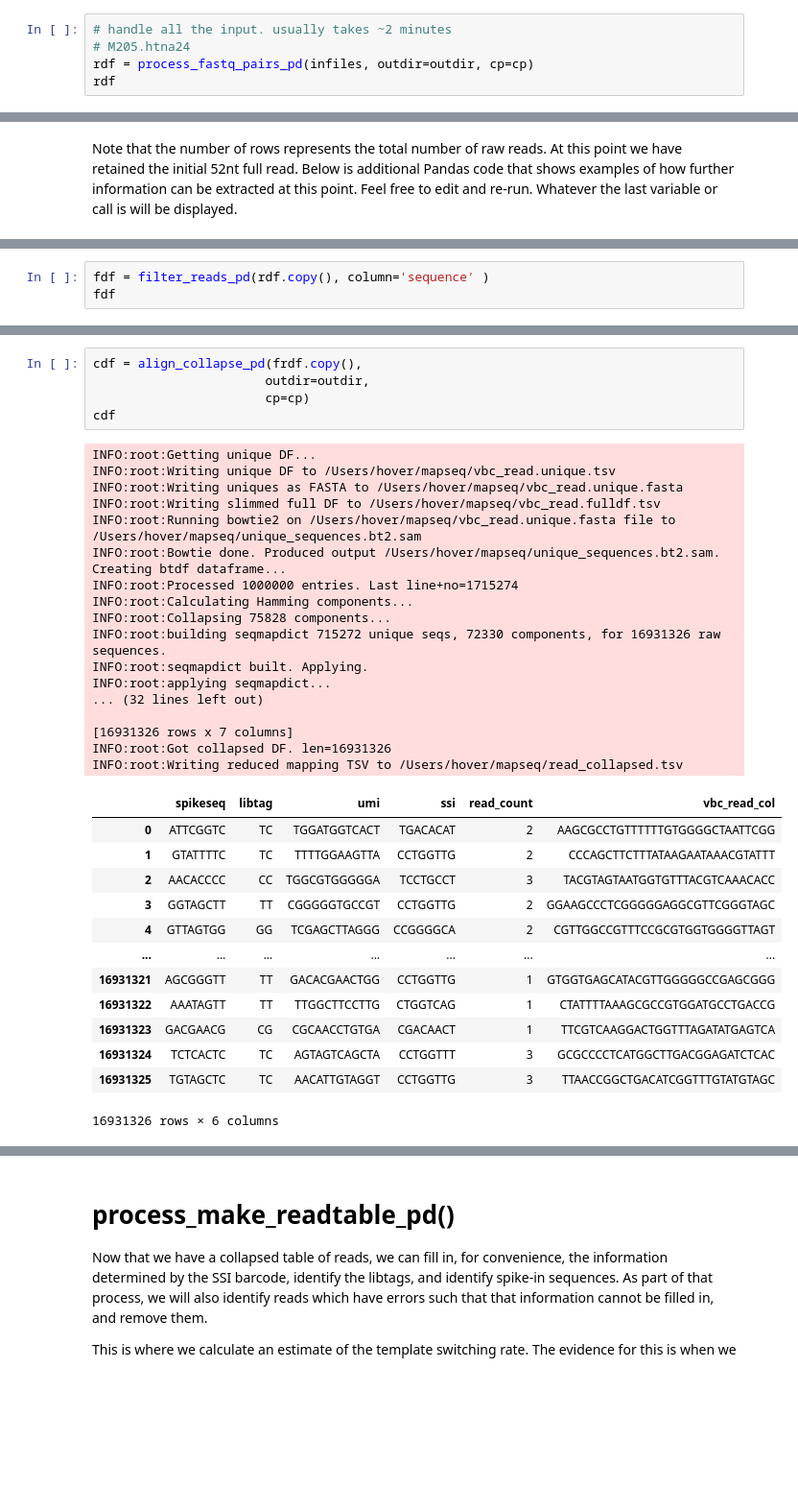
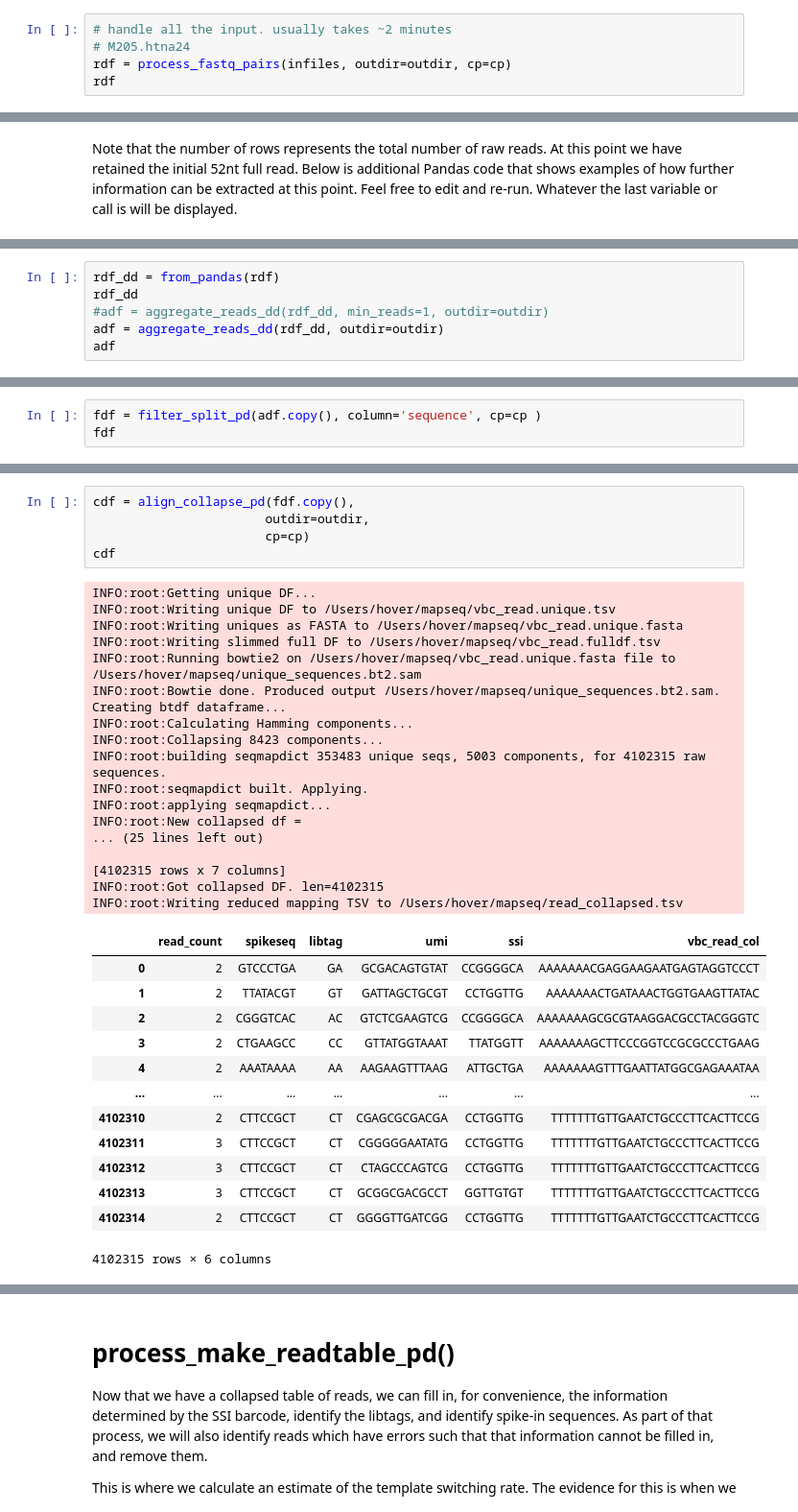
Before and after one commit to ZadorLaboratory/mapseq-processing, a Jupyter notebook: notebooks/MAPseqProcessing.ipynb, the cells around one changed output, grey strips where cells are left out. Shown at 96% size. Cells and saved outputs as stored; diff of their text form; blank space fills up the shorter version.

```diff
--- a/notebooks/MAPseqProcessing.ipynb
+++ b/notebooks/MAPseqProcessing.ipynb
@@ -143,6 +147,6 @@ Run the cell. It will call the function and display the resulting table. For our
 # %%
 # handle all the input. usually takes ~2 minutes
 # M205.htna24
-rdf = process_fastq_pairs_pd(infiles, outdir=outdir, cp=cp)
+rdf = process_fastq_pairs(infiles, outdir=outdir, cp=cp)
 rdf
 # %% [output]
@@ -201,0 +194,6 @@ Name: count, dtype: int64[pyarrow]
+# %%
+rdf_dd = from_pandas(rdf)
+rdf_dd
+#adf = aggregate_reads_dd(rdf_dd, min_reads=1, outdir=outdir)
+adf = aggregate_reads_dd(rdf_dd, outdir=outdir)
+adf
@@ -207,5 +226,5 @@ Now we are going to filter the reads in order to remove rows that have 'N' chara
 This function should only take a few seconds...
 # %%
-fdf = filter_reads_pd(rdf.copy(), column='sequence' )
+fdf = filter_split_pd(adf.copy(), column='sequence', cp=cp )
 fdf
 # %% [output]
@@ -324,41 +316,41 @@ We will perform the search by doing an all x all alignment using bowtie. We pars
 
 This is the most memory and CPU-intensive function in the pipeline, and can take a long time for large datasets. For the workshop the dataset is relatively small, so it should complete in 3-5 minutes.
 # %%
-cdf = align_collapse_pd(frdf.copy(),
+cdf = align_collapse_pd(fdf.copy(),
                        outdir=outdir,
                        cp=cp)
 cdf
 # %% [output]
 INFO:root:Getting unique DF...
 INFO:root:Writing unique DF to /Users/hover/mapseq/vbc_read.unique.tsv
 INFO:root:Writing uniques as FASTA to /Users/hover/mapseq/vbc_read.unique.fasta
 INFO:root:Writing slimmed full DF to /Users/hover/mapseq/vbc_read.fulldf.tsv
 INFO:root:Running bowtie2 on /Users/hover/mapseq/vbc_read.unique.fasta file to /Users/hover/mapseq/unique_sequences.bt2.sam
 INFO:root:Bowtie done. Produced output /Users/hover/mapseq/unique_sequences.bt2.sam. Creating btdf dataframe...
-INFO:root:Processed 1000000 entries. Last line+no=1715274
 INFO:root:Calculating Hamming components...
-INFO:root:Collapsing 75828 components...
-INFO:root:building seqmapdict 715272 unique seqs, 72330 components, for 16931326 raw sequences.
+INFO:root:Collapsing 8423 components...
+INFO:root:building seqmapdict 353483 unique seqs, 5003 components, for 4102315 raw sequences.
 INFO:root:seqmapdict built. Applying.
 INFO:root:applying seqmapdict...
-... (32 lines left out)
+INFO:root:New collapsed df =
+... (25 lines left out)
 
-[16931326 rows x 7 columns]
-INFO:root:Got collapsed DF. len=16931326
+[4102315 rows x 7 columns]
+INFO:root:Got collapsed DF. len=4102315
 INFO:root:Writing reduced mapping TSV to /Users/hover/mapseq/read_collapsed.tsv
-|  | spikeseq | libtag | umi | ssi | read_count | vbc_read_col |
-| 0 | ATTCGGTC | TC | TGGATGGTCACT | TGACACAT | 2 | AAGCGCCTGTTTTTTGTGGGGCTAATTCGG |
-| 1 | GTATTTTC | TC | TTTTGGAAGTTA | CCTGGTTG | 2 | CCCAGCTTCTTTATAAGAATAAACGTATTT |
-| 2 | AACACCCC | CC | TGGCGTGGGGGA | TCCTGCCT | 3 | TACGTAGTAATGGTGTTTACGTCAAACACC |
-| 3 | GGTAGCTT | TT | CGGGGGTGCCGT | CCTGGTTG | 2 | GGAAGCCCTCGGGGGAGGCGTTCGGGTAGC |
-| 4 | GTTAGTGG | GG | TCGAGCTTAGGG | CCGGGGCA | 2 | CGTTGGCCGTTTCCGCGTGGTGGGGTTAGT |
+|  | read_count | spikeseq | libtag | umi | ssi | vbc_read_col |
+| 0 | 2 | GTCCCTGA | GA | GCGACAGTGTAT | CCGGGGCA | AAAAAAACGAGGAAGAATGAGTAGGTCCCT |
+| 1 | 2 | TTATACGT | GT | GATTAGCTGCGT | CCTGGTTG | AAAAAAACTGATAAACTGGTGAAGTTATAC |
+| 2 | 2 | CGGGTCAC | AC | GTCTCGAAGTCG | CCGGGGCA | AAAAAAAGCGCGTAAGGACGCCTACGGGTC |
+| 3 | 2 | CTGAAGCC | CC | GTTATGGTAAAT | TTATGGTT | AAAAAAAGCTTCCCGGTCCGCGCCCTGAAG |
+| 4 | 2 | AAATAAAA | AA | AAGAAGTTTAAG | ATTGCTGA | AAAAAAAGTTTGAATTATGGCGAGAAATAA |
 | ... | ... | ... | ... | ... | ... | ... |
-| 16931321 | AGCGGGTT | TT | GACACGAACTGG | CCTGGTTG | 1 | GTGGTGAGCATACGTTGGGGGCCGAGCGGG |
-| 16931322 | AAATAGTT | TT | TTGGCTTCCTTG | CTGGTCAG | 1 | CTATTTTAAAGCGCCGTGGATGCCTGACCG |
-| 16931323 | GACGAACG | CG | CGCAACCTGTGA | CGACAACT | 1 | TTCGTCAAGGACTGGTTTAGATATGAGTCA |
-| 16931324 | TCTCACTC | TC | AGTAGTCAGCTA | CCTGGTTT | 3 | GCGCCCCTCATGGCTTGACGGAGATCTCAC |
-| 16931325 | TGTAGCTC | TC | AACATTGTAGGT | CCTGGTTG | 3 | TTAACCGGCTGACATCGGTTTGTATGTAGC |
+| 4102310 | 2 | CTTCCGCT | CT | CGAGCGCGACGA | CCTGGTTG | TTTTTTTGTTGAATCTGCCCTTCACTTCCG |
+| 4102311 | 3 | CTTCCGCT | CT | CGGGGGAATATG | CCTGGTTG | TTTTTTTGTTGAATCTGCCCTTCACTTCCG |
+| 4102312 | 3 | CTTCCGCT | CT | CTAGCCCAGTCG | CCTGGTTG | TTTTTTTGTTGAATCTGCCCTTCACTTCCG |
+| 4102313 | 3 | CTTCCGCT | CT | GCGGCGACGCCT | GGTTGTGT | TTTTTTTGTTGAATCTGCCCTTCACTTCCG |
+| 4102314 | 2 | CTTCCGCT | CT | GGGGTTGATCGG | CCTGGTTG | TTTTTTTGTTGAATCTGCCCTTCACTTCCG |
-16931326 rows × 6 columns
+4102315 rows × 6 columns
 # %% [markdown]
 Again, note that the total number of rows is the same. The vbc_read column is now labelled vbc_read_col for collapsed.
 
```
Also changed, not shown: parts of 23 cells of this notebook, 4 other files.
